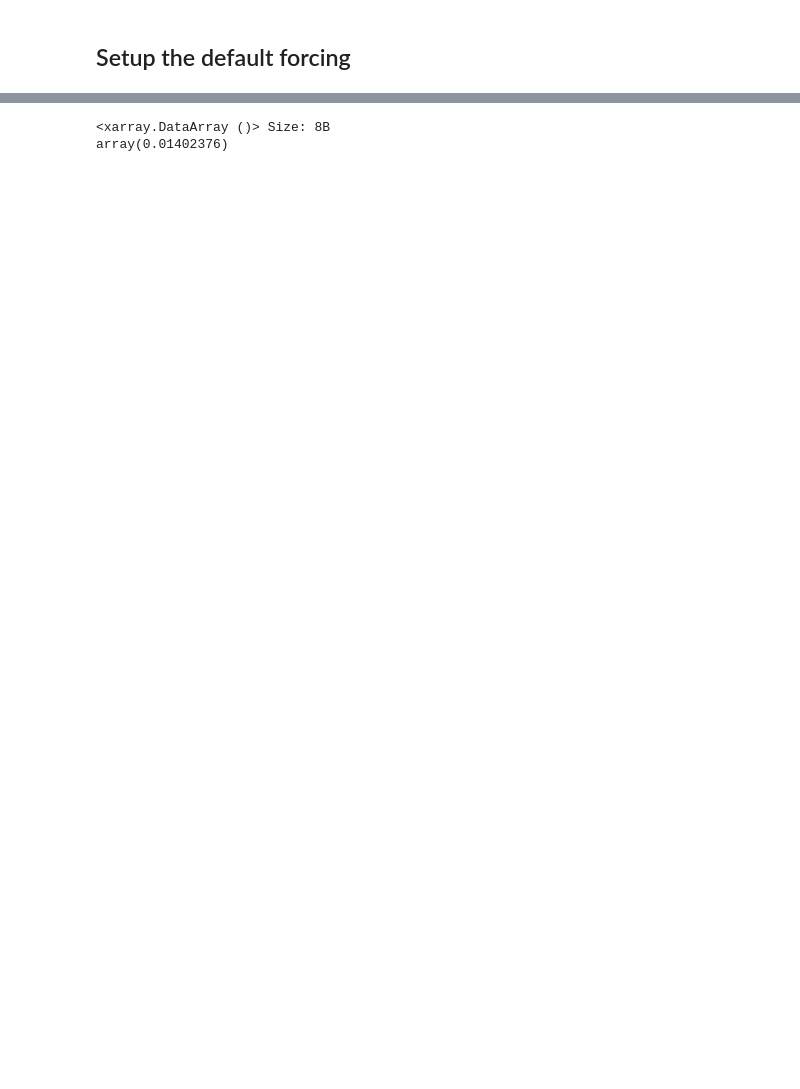
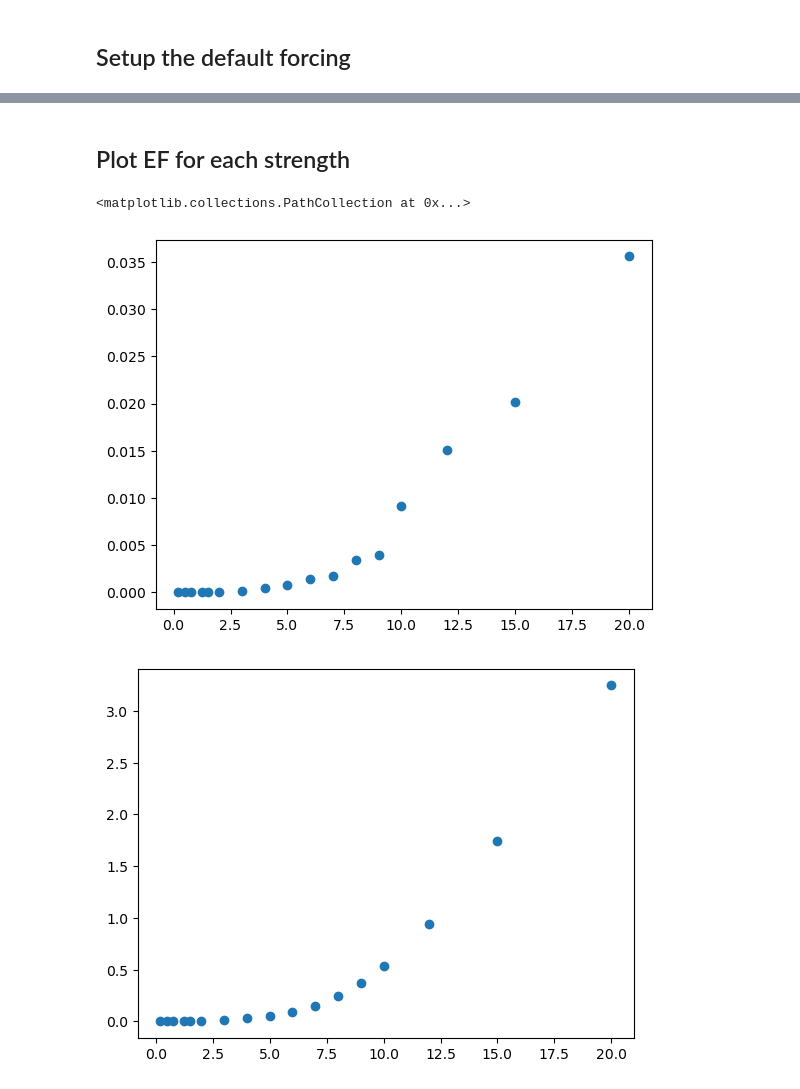
Before and after one commit to ashjbarnes/topographic-NIWs, a Jupyter notebook: new-postprocessing.ipynb, the cells around one changed output, grey strips where cells are left out. Drawn from its saved outputs; the diff is of its cells as text; code cells hidden in the pictures; blank space fills up the shorter version.

```diff
--- a/new-postprocessing.ipynb
+++ b/new-postprocessing.ipynb
@@ -73,5 +22,0 @@ ef_merid = get_energy_fluxes(xr.merge([emerid.e.rename("e"),vmerid.v.rename("v")
-# %%
-np.max(ef)
-# %% [output]
-<xarray.DataArray ()> Size: 8B
-array(0.01402376)
@@ -78 +54,43 @@ array(0.01402376)
+# %%
+data = {}
+for strength in [0.2,0.5,0.75,1.25,1.5,2,3,4,10,12,15,20] + [5,6,7,8,9]:
+    expt = "strength_" + str(strength)
+    data[expt] = xr.open_dataset(
+        Path("/g/data/v45/ab8992/bottom-niws-outputs/sept2024-bniw-outputs/") / expt.split("_")[0] / expt / f"{expt}_0.nc",
+        decode_times = False,decode_cf = False)
+# %% [markdown]
+## Plot EF for each strength
+# %%
+def ef_mean(data):
+    u = data.u
+    v = data.v
+    pEast = data.pEast
+    pNorth = data.pNorth
+    endtime = int(u.time[-1].values)
+    ztot = 4000 * 1000 * (u * pEast).sum("zl").integrate("time").integrate("yh").values
+    mtot = 4000 * 1000 * (v * pNorth).sum("zl").integrate("time").integrate("xh").values
+
+
+    zmean = ztot / (endtime * 500000 * 12500)
+    mmean = mtot / (endtime * 500000 * 100000)
+    return zmean,mmean
+
+xax = []
+yax1 = []
+yax2 = []
+for expt in data:
+    xax.append(float(expt.split("_")[1]))
+    a,b = ef_mean(data[expt])
+    yax1.append(a)
+    yax2.append(b)
+
+xax,yax1,yax2 = np.array(xax),np.array(yax1),np.array(yax2)
+
+plt.scatter(xax,yax1)
+plt.figure()
+plt.scatter(xax,yax2)
+# %% [output]
+<matplotlib.collections.PathCollection at 0x...>
+[figure, added]
+[figure, added]
 # %%
```
Also changed, not shown: parts of 18 cells of this notebook, 6 other files.
